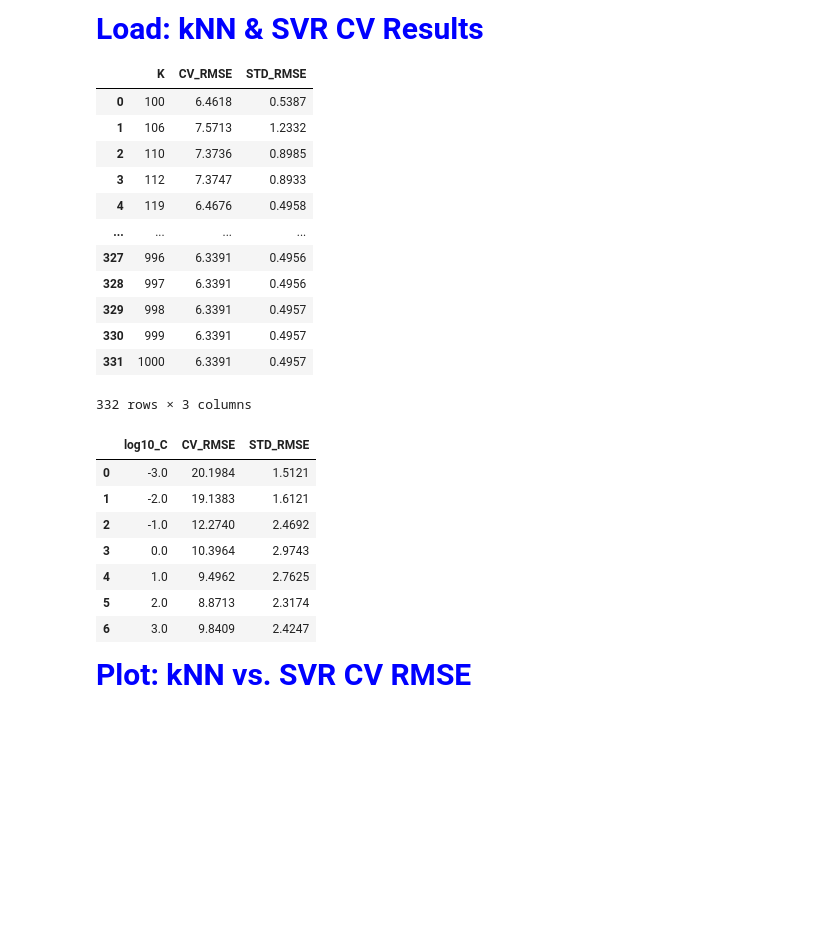
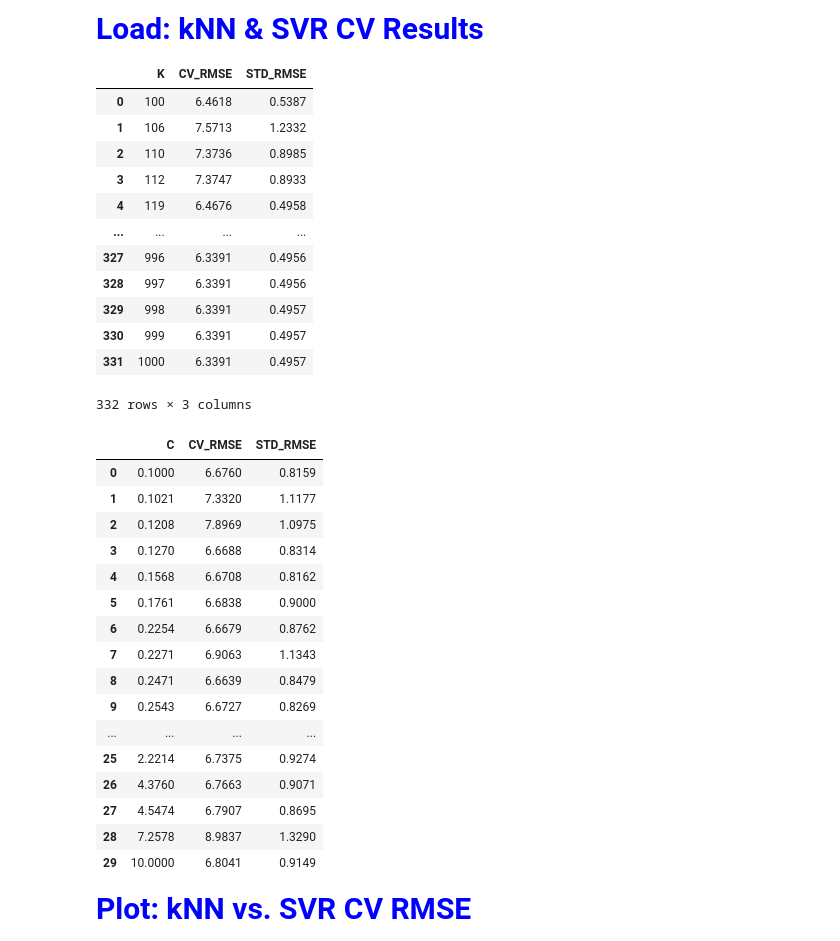
Before and after one commit to nahshonmokua/LoRaWAN-IndoorPathLossModeling-ML, a Jupyter notebook: 12_General_Comparisons.ipynb, the cells around one changed output. Saved outputs shown, nothing was run; the diff lists cells and outputs as text; code cells hidden in the pictures; blank space fills up the shorter version.

```diff
--- a/12_General_Comparisons.ipynb
+++ b/12_General_Comparisons.ipynb
@@ -37,7 +37,12 @@ MAX_DEPTH_CAP = 10  # full max_depth search range for RF/XGBoost/LightGBM (Integ
 # Joint 5-param BayesSearchCV re-search from 06_kNN.ipynb (K=100-1000; metric/weights/scaler/
 # power searched jointly, not a fixed grid) -- raw cv_results_ table, one row per candidate.
 KNN_CV_RESULTS_PATH = os.path.join(CV_RESULTS_DIR, "knn_bayes_cv_results.csv")
-SVR_C_SWEEP_PATH    = os.path.join(CV_RESULTS_DIR, "svr_c_sweep_cv.csv")
+
+# All 40 honestly-evaluated (C, gamma) candidates from the real 07_SVR.ipynb search
+# (50% data, 5-fold walk-forward CV) -- replaces a stale svr_c_sweep_cv.csv that
+# predated that notebook's epsilon/search-space fixes and that nothing in this
+# project (current code or git history) ever regenerated.
+SVR_SENSITIVITY_PATH = os.path.join(CV_RESULTS_DIR, "svr_c_gamma_sensitivity.csv")
 
 ANN_BEST_PROFILE_PATH = os.path.join(CV_RESULTS_DIR, "ann_compact_best_profile_per_architecture.csv")
 ANN_CV_RESULTS_PATH   = os.path.join(CV_RESULTS_DIR, "ann_compact_kfold_results_summary.csv")
@@ -327,56 +332,75 @@ def best_per_param(cv_results_path, param_col, out_name, param_cast=float):
 
     return pd.DataFrame(rows)
 
 
-def load_svr_c_sweep(c_sweep_path):
-    """Best CV RMSE and its SD per C, from the SVR C-sensitivity sweep table
-    (already one row per C, unlike the raw BayesSearchCV cv_results_ tables)."""
-    if not os.path.exists(c_sweep_path):
-        raise FileNotFoundError(f"Missing C-sweep file: {c_sweep_path}")
+def best_per_c_svr(sensitivity_path):
+    """Best (min) CV RMSE and its SD per unique C, from the honest 40-candidate SVR
+    search (07_SVR.ipynb) -- marginalizes over gamma, exactly mirroring how
+    best_per_param() treats kNN's K (best RMSE per K, marginalizing over metric/
+    weights/scaler/power). Replaces the old svr_c_sweep_cv.csv, an orphaned
+    artifact with no code anywhere in this project -- current or in git history --
+    that ever generated it."""
+    if not os.path.exists(sensitivity_path):
+        raise FileNotFoundError(f"Missing SVR sensitivity file: {sensitivity_path}")
 
-    df = pd.read_csv(c_sweep_path)
+    df = pd.read_csv(sensitivity_path)
     required_cols = {"C", "rmse_mean", "rmse_std"}
     missing = required_cols - set(df.columns)
     if missing:
-        raise KeyError(f"{c_sweep_path} is missing columns: {sorted(missing)}")
+        raise KeyError(f"{sensitivity_path} is missing columns: {sorted(missing)}")
 
-    out = pd.DataFrame({
-        "log10_C": np.log10(df["C"].astype(float)),
-        "CV_RMSE": df["rmse_mean"].astype(float),
-        "STD_RMSE": df["rmse_std"].astype(float),
-    })
-    return out.sort_values("log10_C").reset_index(drop=True)
+    rows = []
+    for value in sorted(df["C"].dropna().unique()):
+        df_value = df[df["C"] == value]
+        idx = df_value["rmse_mean"].idxmin()
+        row = df_value.loc[idx]
+        rows.append({
+            "C": float(value),
+            "CV_RMSE": float(row["rmse_mean"]),
+            "STD_RMSE": float(row["rmse_std"]),
+        })
+
+    return pd.DataFrame(rows)
 
 
 # Best-per-K summary for kNN (best RMSE per K across the joint Bayesian search, whichever
-# weights/metric/scaler won at that K), best-per-C summary for SVR
+# weights/metric/scaler won at that K), best-per-C summary for SVR (marginalizing gamma)
 cv_knn_df = best_per_param(KNN_CV_RESULTS_PATH, "param_knn__n_neighbors", "K", param_cast=int)
-cv_svr_df = load_svr_c_sweep(SVR_C_SWEEP_PATH)
+cv_svr_df = best_per_c_svr(SVR_SENSITIVITY_PATH)
 
 display(cv_knn_df.round(4))
 display(cv_svr_df.round(4))
 # %% [output]
 |  | K | CV_RMSE | STD_RMSE |
 | 0 | 100 | 6.4618 | 0.5387 |
 | 1 | 106 | 7.5713 | 1.2332 |
 | 2 | 110 | 7.3736 | 0.8985 |
 | 3 | 112 | 7.3747 | 0.8933 |
 | 4 | 119 | 6.4676 | 0.4958 |
 | ... | ... | ... | ... |
 | 327 | 996 | 6.3391 | 0.4956 |
 | 328 | 997 | 6.3391 | 0.4956 |
 | 329 | 998 | 6.3391 | 0.4957 |
 | 330 | 999 | 6.3391 | 0.4957 |
 | 331 | 1000 | 6.3391 | 0.4957 |
 332 rows × 3 columns
-|  | log10_C | CV_RMSE | STD_RMSE |
-| 0 | -3.0 | 20.1984 | 1.5121 |
-| 1 | -2.0 | 19.1383 | 1.6121 |
-| 2 | -1.0 | 12.2740 | 2.4692 |
-| 3 | 0.0 | 10.3964 | 2.9743 |
-| 4 | 1.0 | 9.4962 | 2.7625 |
-| 5 | 2.0 | 8.8713 | 2.3174 |
-| 6 | 3.0 | 9.8409 | 2.4247 |
+|  | C | CV_RMSE | STD_RMSE |
+| 0 | 0.1000 | 6.6760 | 0.8159 |
+| 1 | 0.1021 | 7.3320 | 1.1177 |
+| 2 | 0.1208 | 7.8969 | 1.0975 |
+| 3 | 0.1270 | 6.6688 | 0.8314 |
+| 4 | 0.1568 | 6.6708 | 0.8162 |
+| 5 | 0.1761 | 6.6838 | 0.9000 |
+| 6 | 0.2254 | 6.6679 | 0.8762 |
+| 7 | 0.2271 | 6.9063 | 1.1343 |
+| 8 | 0.2471 | 6.6639 | 0.8479 |
+| 9 | 0.2543 | 6.6727 | 0.8269 |
+| ... | ... | ... | ... |
+| 25 | 2.2214 | 6.7375 | 0.9274 |
+| 26 | 4.3760 | 6.7663 | 0.9071 |
+| 27 | 4.5474 | 6.7907 | 0.8695 |
+| 28 | 7.2578 | 8.9837 | 1.3290 |
+| 29 | 10.0000 | 6.8041 | 0.9149 |
 # %% [markdown]
 <p style="font-family: 'Courier New', Courier, monospace; font-size: 30px; font-weight: bold; color: blue;  text-align: left;">
 Plot: kNN vs. SVR CV RMSE
```
Also changed, not shown: parts of 1 cell of this notebook.
